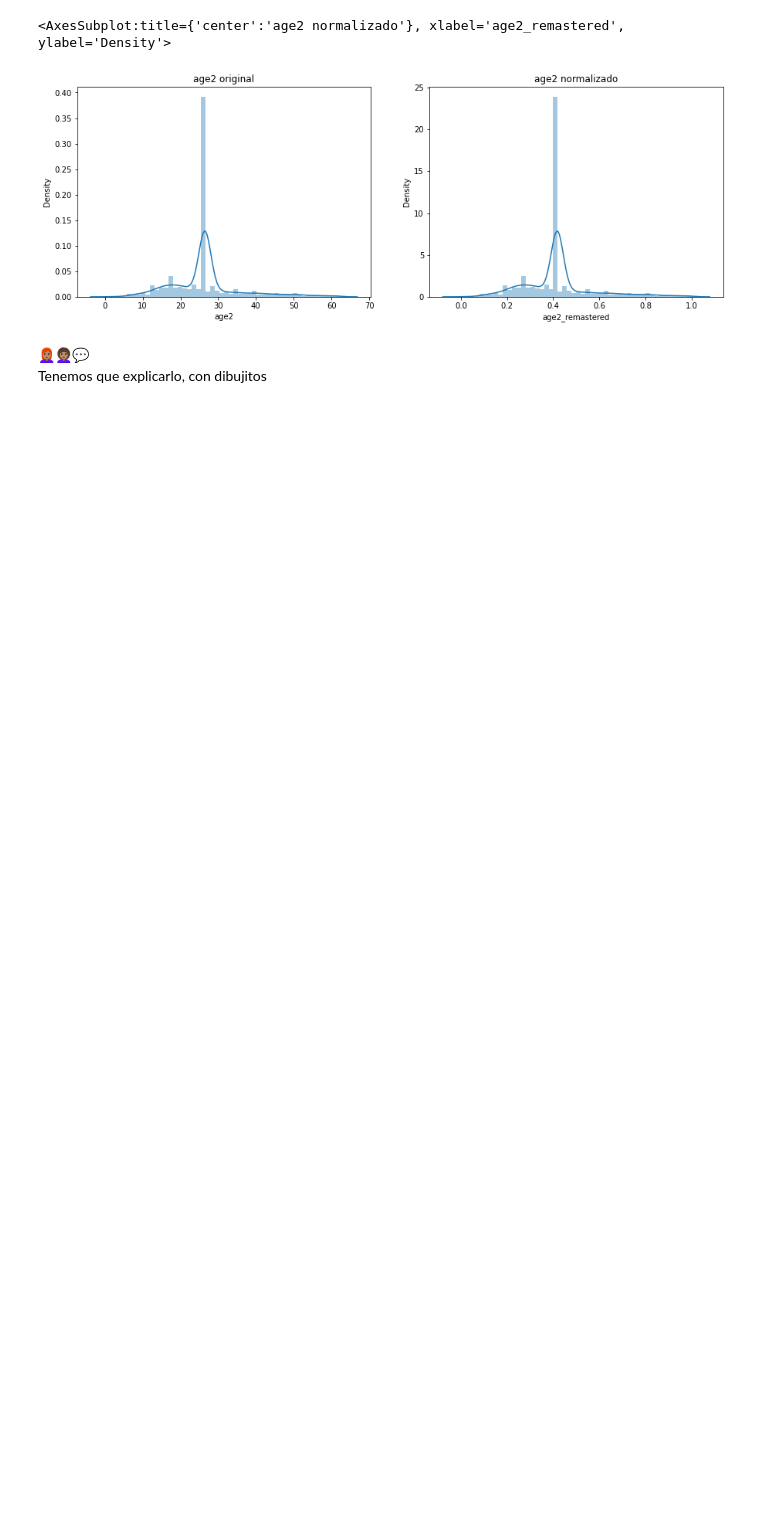
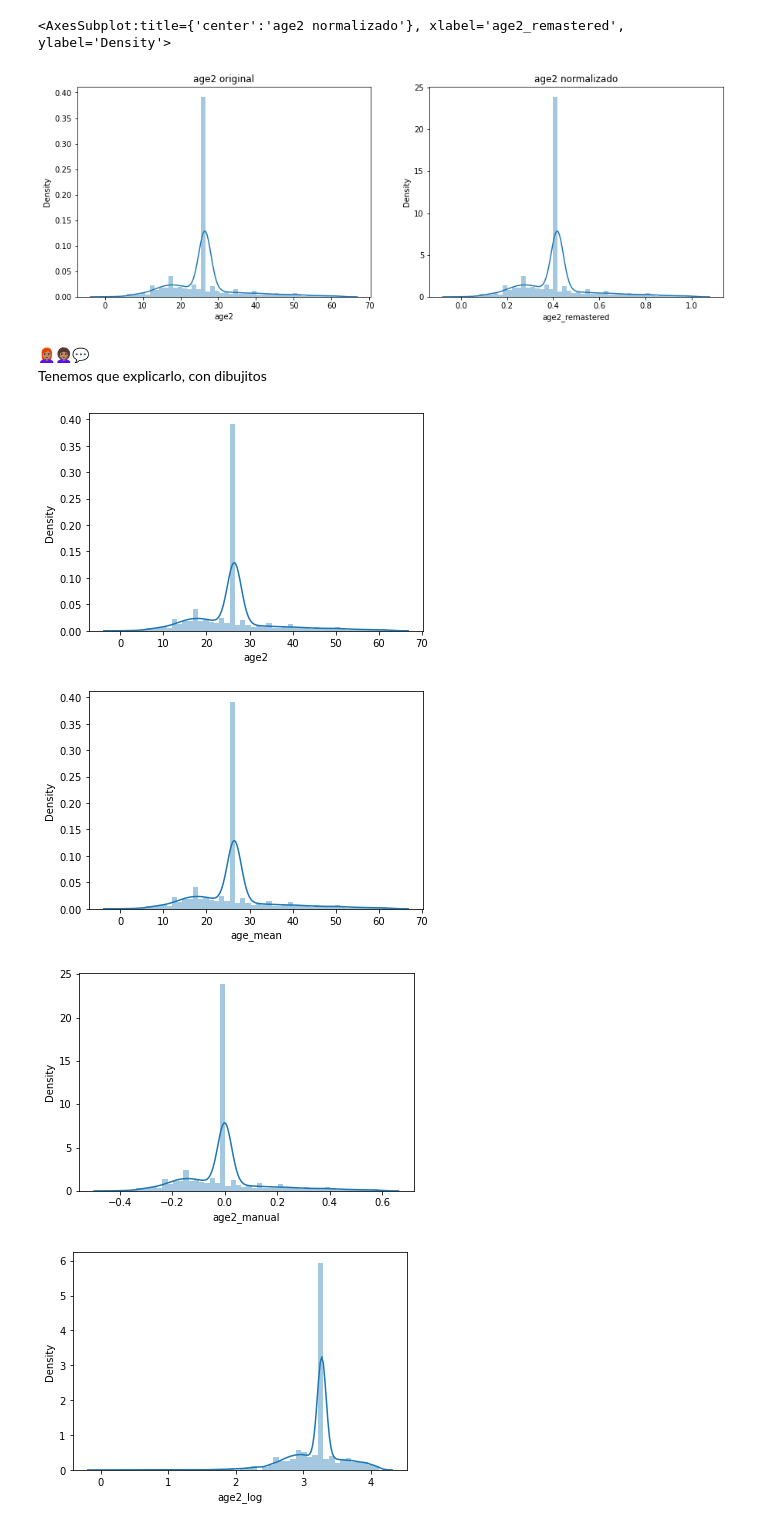
Before and after one commit to Adalab/Adalab-DA-promo-A-module-2-pairprog-2-pair-1-Guada_Lara, a Jupyter notebook: LIMPIEZA/7.Pair_Prog_limpieza_7-1.ipynb, the cells around one changed output. Saved outputs shown, nothing was run; the diff lists cells and outputs as text; code cells hidden in the pictures; blank space fills up the shorter version.

```diff
--- a/LIMPIEZA/7.Pair_Prog_limpieza_7-1.ipynb
+++ b/LIMPIEZA/7.Pair_Prog_limpieza_7-1.ipynb
@@ -160,6 +160,13 @@ sns.distplot(df['age2_remastered'], ax = axes[1])
 👩🏽‍🦰👩🏽‍🦱💬
 Tenemos que explicarlo, con dibujitos
 # %%
+numericas = df.select_dtypes(include = np.number)
+numericas.drop(["year", 'age2_fillna'], axis = 1, inplace = True)
 for i in numericas.columns:
     sns.distplot(df[i]) #lista de todas las columnas normalizadas
     plt.show()
+# %% [output]
+[figure, added]
+[figure, added]
+[figure, added]
+[figure, added]
```
Also changed, not shown: parts of 2 cells of this notebook, 2 other files.
